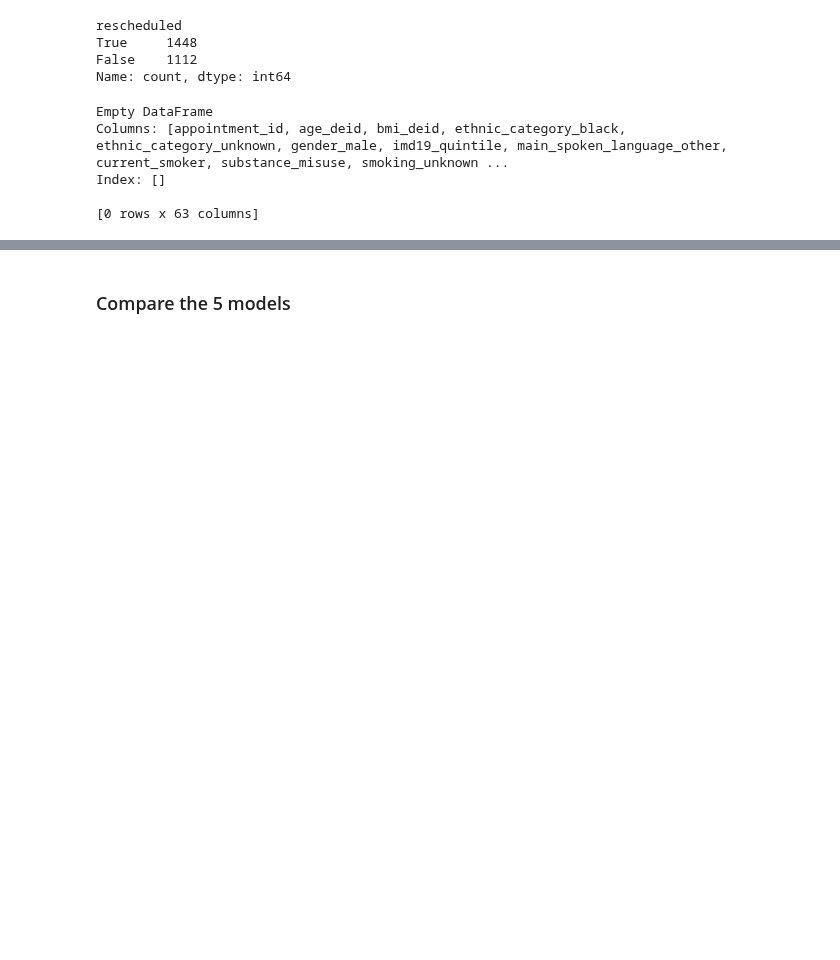
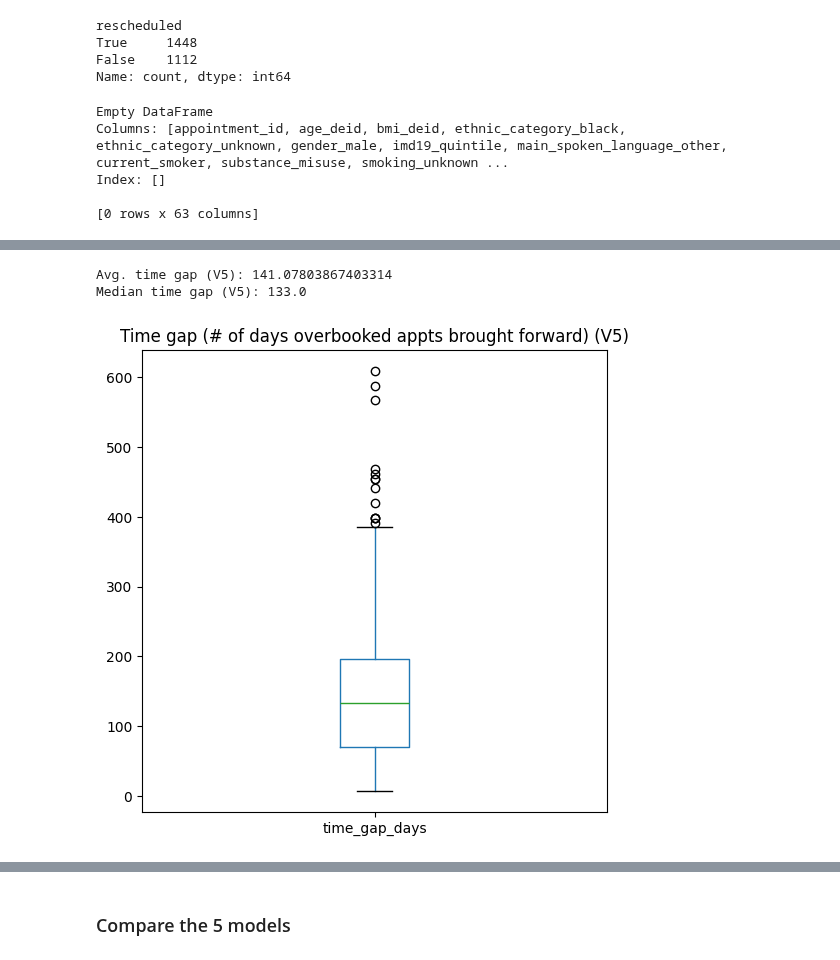
Before and after one commit to hallucinojenlee/hds_dna, a Jupyter notebook: scripts/overbooking_model.ipynb, the cells around one changed output, grey strips where cells are left out. Saved outputs shown, nothing was run; the diff lists cells and outputs as text; code cells hidden in the pictures; blank space fills up the shorter version.

Commit message:
added in comparison plots for v5

```diff
--- a/scripts/overbooking_model.ipynb
+++ b/scripts/overbooking_model.ipynb
@@ -1321,3 +1322,19 @@ Columns: [appointment_id, age_deid, bmi_deid, ethnic_category_black, ethnic_cate
 Index: []
 
 [0 rows x 63 columns]
+# %%
+# Evaluate performance
+
+# Create new df & convert to DF
+V5_rescheduled_df = overbooked_df_V5[overbooked_df_V5['rescheduled'] == True]
+
+# Append the original dates
+V5_rescheduled_df = pd.merge(V5_rescheduled_df, data[['appointment_id', 'appt_date']].rename(columns={"appt_date": "original_appt_date"}), left_on='appointment_id', right_on='appointment_id', how='left').drop(columns=['appointment_id'])
+
+# Calculate the time gap between the original and overbooked appointments
+V5_rescheduled_df["time_gap_days"] = (V5_rescheduled_df["original_appt_date"] - V5_rescheduled_df["appt_date"]).dt.days
+
+# Convert time_gap_days into weeks
+V5_rescheduled_df["time_gap_weeks"] = V5_rescheduled_df["time_gap_days"] / 7
+
+V5_rescheduled_df
@@ -1323,0 +1355,14 @@ Index: []
+# %%
+# Calculate the average time gap
+print("Avg. time gap (V5):", V5_rescheduled_df["time_gap_days"].mean())
+print("Median time gap (V5):", V5_rescheduled_df["time_gap_days"].median())
+
+
+# Plot boxplot
+V5_rescheduled_df.boxplot(column="time_gap_days", figsize=(6, 6), grid=False)
+plt.title("Time gap (# of days overbooked appts brought forward) (V5)")
+plt.show()
+# %% [output]
+Avg. time gap (V5): 141.07803867403314
+Median time gap (V5): 133.0
+[figure, added]
```
Also changed, not shown: parts of 7 cells of this notebook.
